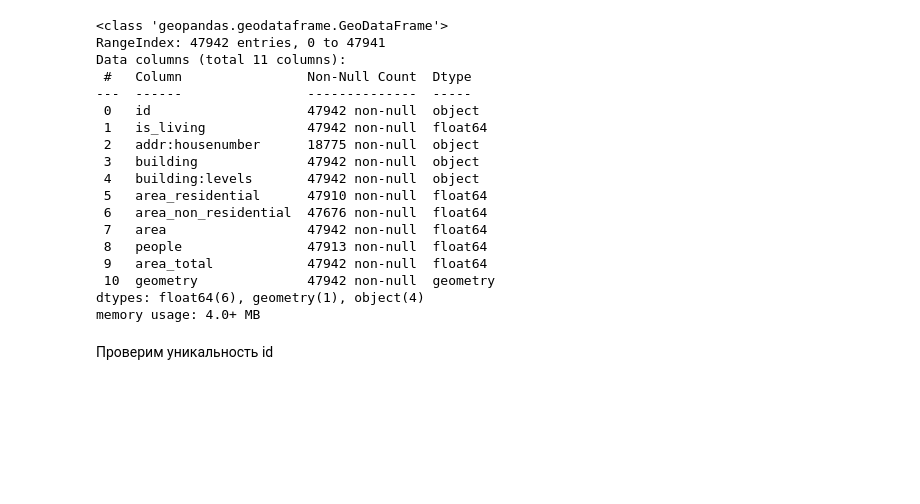
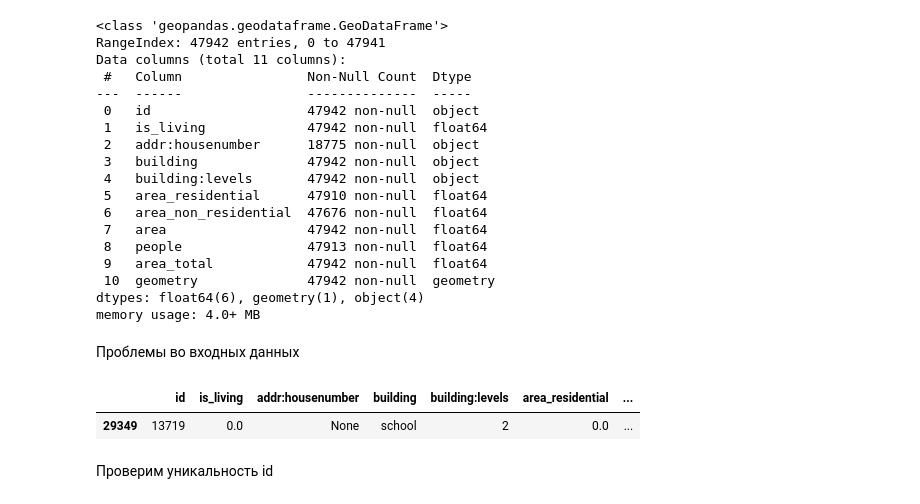
Before and after one commit to ValentinBra/Project_Ekaterinburg, a Jupyter notebook: Task2/Preprocessing.ipynb, the cells around one changed output. Saved outputs shown, nothing was run; the diff lists cells and outputs as text; code cells hidden in the pictures; blank space fills up the shorter version.

```diff
--- a/Task2/Preprocessing.ipynb
+++ b/Task2/Preprocessing.ipynb
@@ -35,7 +35,7 @@ import seaborn as sns
 # %% [markdown]
 #Валидация
 # %%
-buildings = gpd.read_file('/content/buildings.geojson')
+buildings = gpd.read_file('/content/Building_input.geojson')
 # %% [markdown]
 Посмотрим информацию о данных.
 Итак, у нас есть следующие столбцы:
@@ -72,3 +72,11 @@ Data columns (total 11 columns):
  10  geometry              47942 non-null  geometry
 dtypes: float64(6), geometry(1), object(4)
 memory usage: 4.0+ MB
+# %% [markdown]
+Проблемы во входных данных
+# %%
+filtered_buildings = buildings[(buildings['building'] == 'school') & (buildings['people'] != 0)]
+filtered_buildings
+# %% [output]
+|  | id | is_living | addr:housenumber | building | building:levels | area_residential | ... |
+| 29349 | 13719 | 0.0 | None | school | 2 | 0.0 | ... |
```
Also changed, not shown: parts of 7 cells of this notebook, 3 other files.
